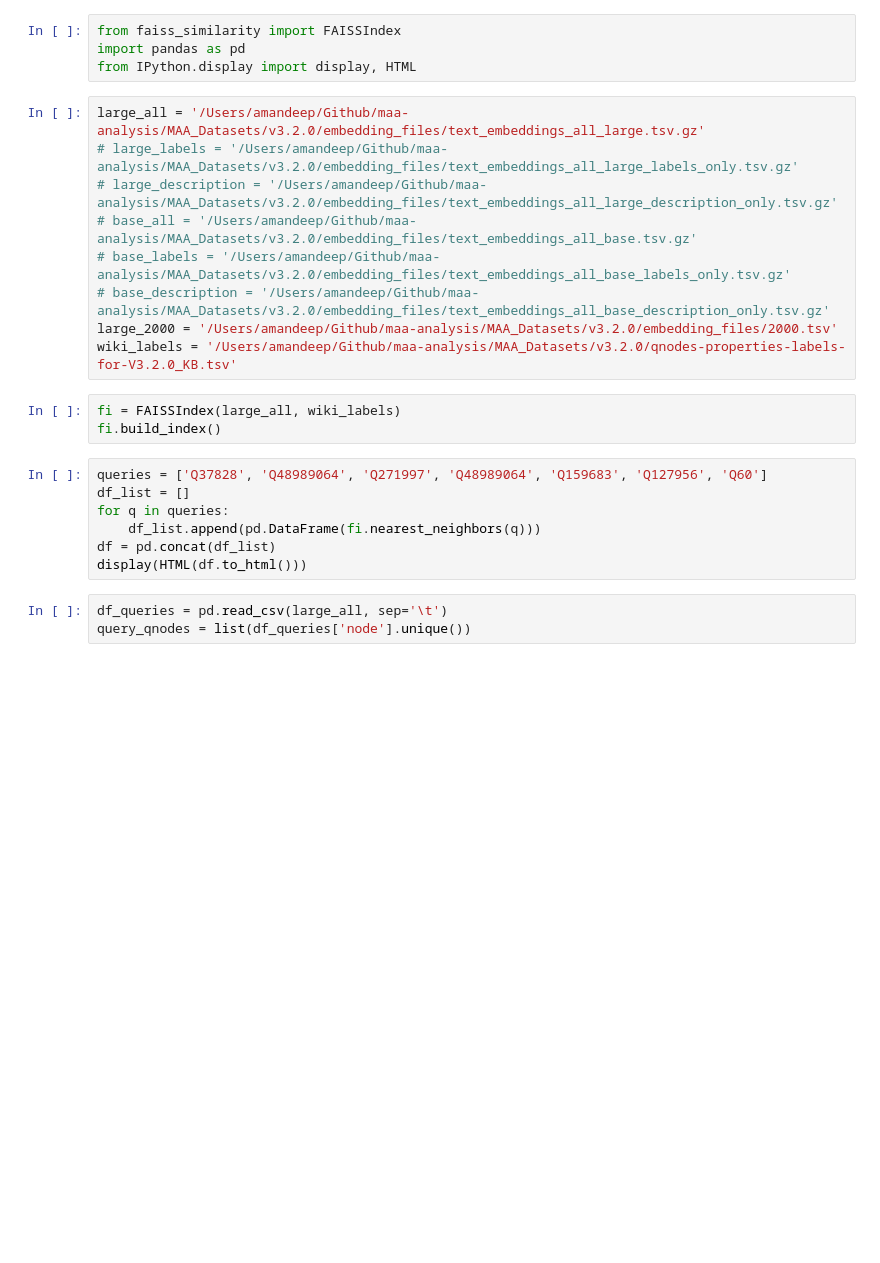
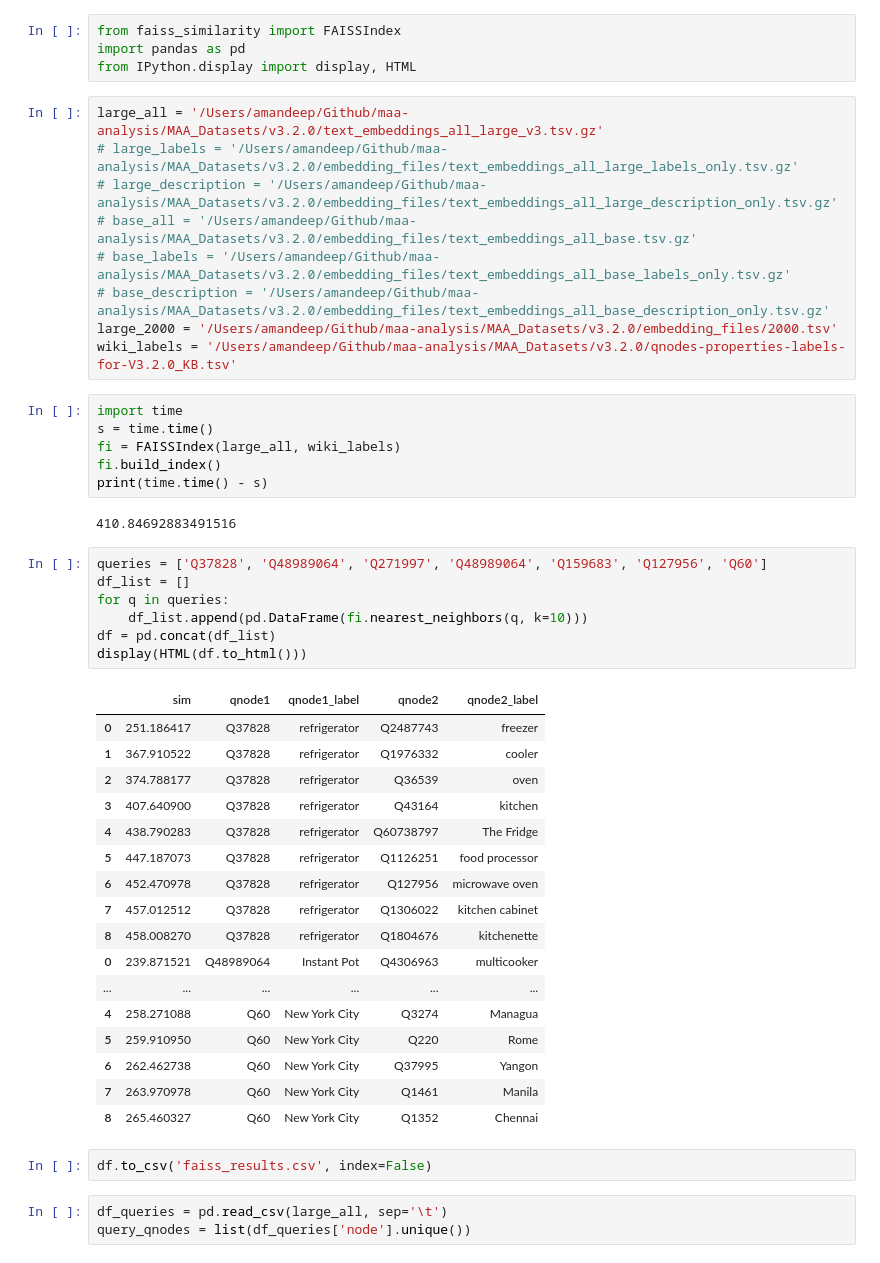
Before and after one commit to usc-isi-i2/maa-analysis, a Jupyter notebook: analysis/FAISS Similarity.ipynb, the cells around one changed output. Cells and saved outputs as stored; diff of their text form; blank space fills up the shorter version.

```diff
--- a/analysis/FAISS Similarity.ipynb
+++ b/analysis/FAISS Similarity.ipynb
@@ -3,7 +3,7 @@ from faiss_similarity import FAISSIndex
 import pandas as pd
 from IPython.display import display, HTML
 # %%
-large_all = '/Users/amandeep/Github/maa-analysis/MAA_Datasets/v3.2.0/embedding_files/text_embeddings_all_large.tsv.gz'
+large_all = '/Users/amandeep/Github/maa-analysis/MAA_Datasets/v3.2.0/text_embeddings_all_large_v3.tsv.gz'
 # large_labels = '/Users/amandeep/Github/maa-analysis/MAA_Datasets/v3.2.0/embedding_files/text_embeddings_all_large_labels_only.tsv.gz'
 # large_description = '/Users/amandeep/Github/maa-analysis/MAA_Datasets/v3.2.0/embedding_files/text_embeddings_all_large_description_only.tsv.gz'
 # base_all = '/Users/amandeep/Github/maa-analysis/MAA_Datasets/v3.2.0/embedding_files/text_embeddings_all_base.tsv.gz'
@@ -12,15 +12,40 @@ large_all = '/Users/amandeep/Github/maa-analysis/MAA_Datasets/v3.2.0/embedding_f
 large_2000 = '/Users/amandeep/Github/maa-analysis/MAA_Datasets/v3.2.0/embedding_files/2000.tsv'
 wiki_labels = '/Users/amandeep/Github/maa-analysis/MAA_Datasets/v3.2.0/qnodes-properties-labels-for-V3.2.0_KB.tsv'
 # %%
+import time
+s = time.time()
 fi = FAISSIndex(large_all, wiki_labels)
 fi.build_index()
+print(time.time() - s)
+# %% [output]
+410.84692883491516
 # %%
 queries = ['Q37828', 'Q48989064', 'Q271997', 'Q48989064', 'Q159683', 'Q127956', 'Q60']
 df_list = []
 for q in queries:
-    df_list.append(pd.DataFrame(fi.nearest_neighbors(q)))
+    df_list.append(pd.DataFrame(fi.nearest_neighbors(q, k=10)))
 df = pd.concat(df_list)
 display(HTML(df.to_html()))
+# %% [output]
+|  | sim | qnode1 | qnode1_label | qnode2 | qnode2_label |
+| 0 | 251.186417 | Q37828 | refrigerator | Q2487743 | freezer |
+| 1 | 367.910522 | Q37828 | refrigerator | Q1976332 | cooler |
+| 2 | 374.788177 | Q37828 | refrigerator | Q36539 | oven |
+| 3 | 407.640900 | Q37828 | refrigerator | Q43164 | kitchen |
+| 4 | 438.790283 | Q37828 | refrigerator | Q60738797 | The Fridge |
+| 5 | 447.187073 | Q37828 | refrigerator | Q1126251 | food processor |
+| 6 | 452.470978 | Q37828 | refrigerator | Q127956 | microwave oven |
+| 7 | 457.012512 | Q37828 | refrigerator | Q1306022 | kitchen cabinet |
+| 8 | 458.008270 | Q37828 | refrigerator | Q1804676 | kitchenette |
+| 0 | 239.871521 | Q48989064 | Instant Pot | Q4306963 | multicooker |
+| ... | ... | ... | ... | ... | ... |
+| 4 | 258.271088 | Q60 | New York City | Q3274 | Managua |
+| 5 | 259.910950 | Q60 | New York City | Q220 | Rome |
+| 6 | 262.462738 | Q60 | New York City | Q37995 | Yangon |
+| 7 | 263.970978 | Q60 | New York City | Q1461 | Manila |
+| 8 | 265.460327 | Q60 | New York City | Q1352 | Chennai |
+# %%
+df.to_csv('faiss_results.csv', index=False)
 # %%
 df_queries = pd.read_csv(large_all, sep='\t')
 query_qnodes = list(df_queries['node'].unique())
```
Also changed, not shown: parts of 3 cells of this notebook, 5 other files.
